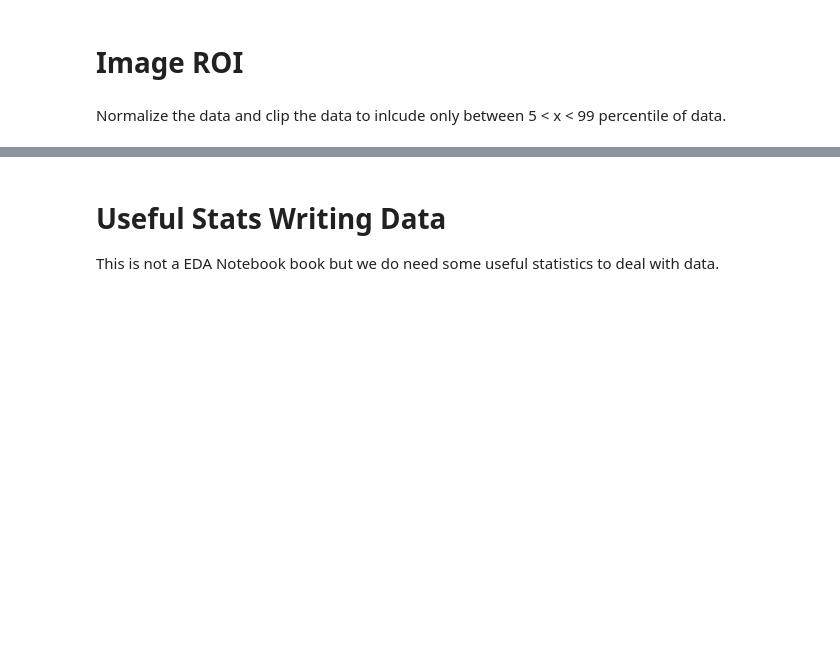
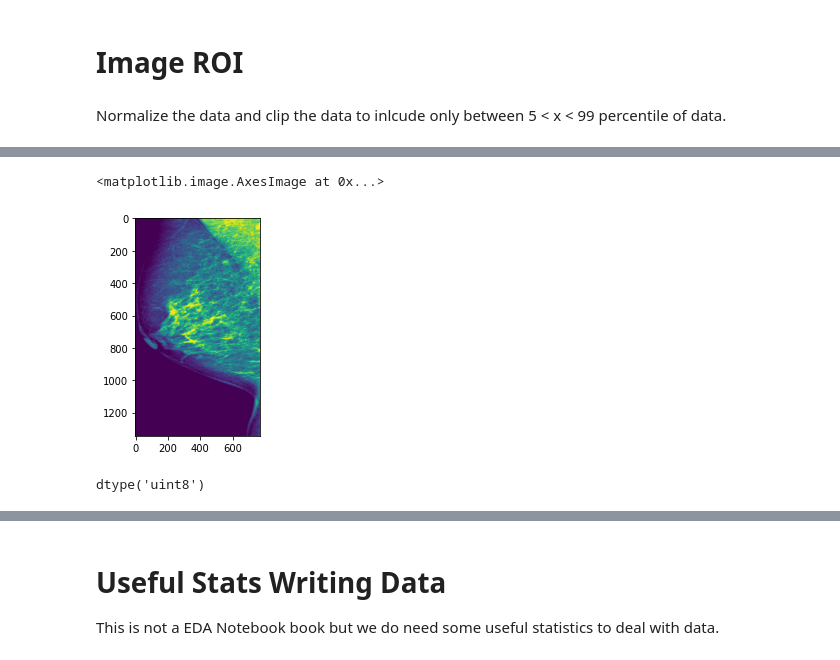
Before and after one commit to djm3622/personal_proj, a Jupyter notebook: tfwriter-rsna.ipynb, the cells around one changed output, grey strips where cells are left out. Cells and saved outputs as stored; diff of their text form; code cells hidden in the pictures; blank space fills up the shorter version.

```diff
--- a/tfwriter-rsna.ipynb
+++ b/tfwriter-rsna.ipynb
@@ -108,0 +164,10 @@ image = tf.io.parse_tensor(img, out_type=tf.float32)
+# %%
+image2 = preprocess('/kaggle/input/rsna-breast-cancer-detection/train_images/9707/1900919592.dcm', voi=True)
+plt.imshow(image2)
+# %% [output]
+<matplotlib.image.AxesImage at 0x...>
+[figure, added]
+# %%
+image1.dtype
+# %% [output]
+dtype('uint8')
```
Also changed, not shown: parts of 24 cells of this notebook.
